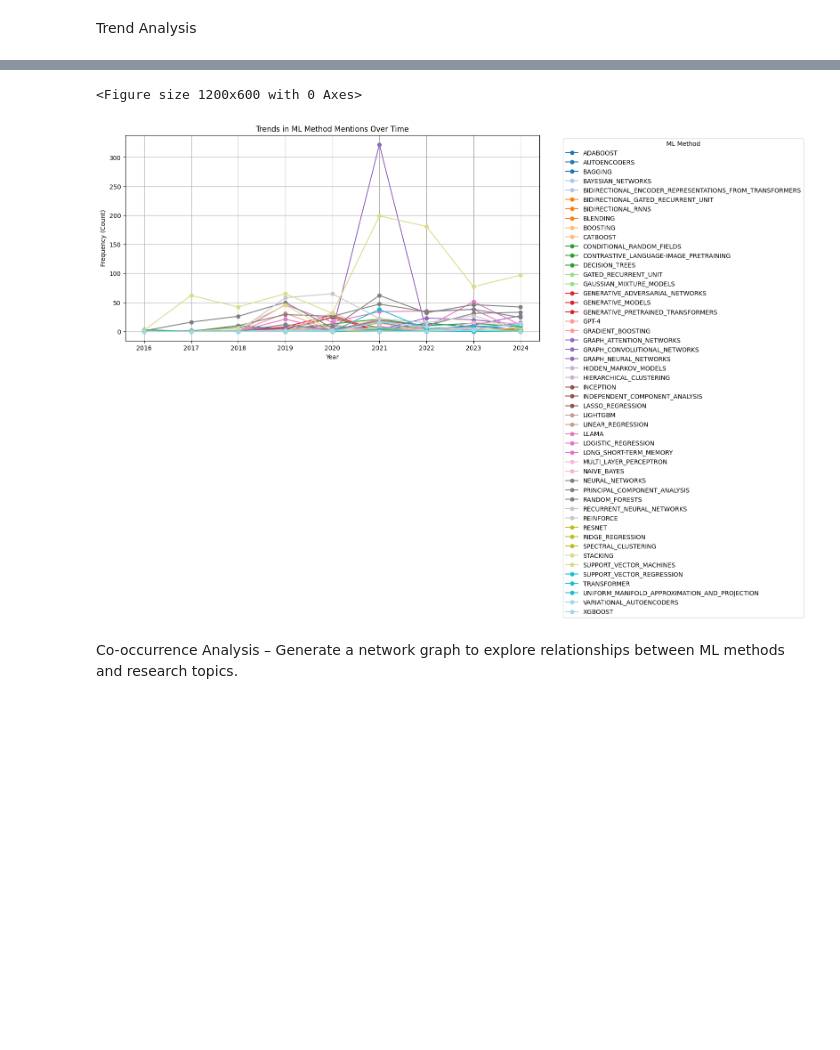
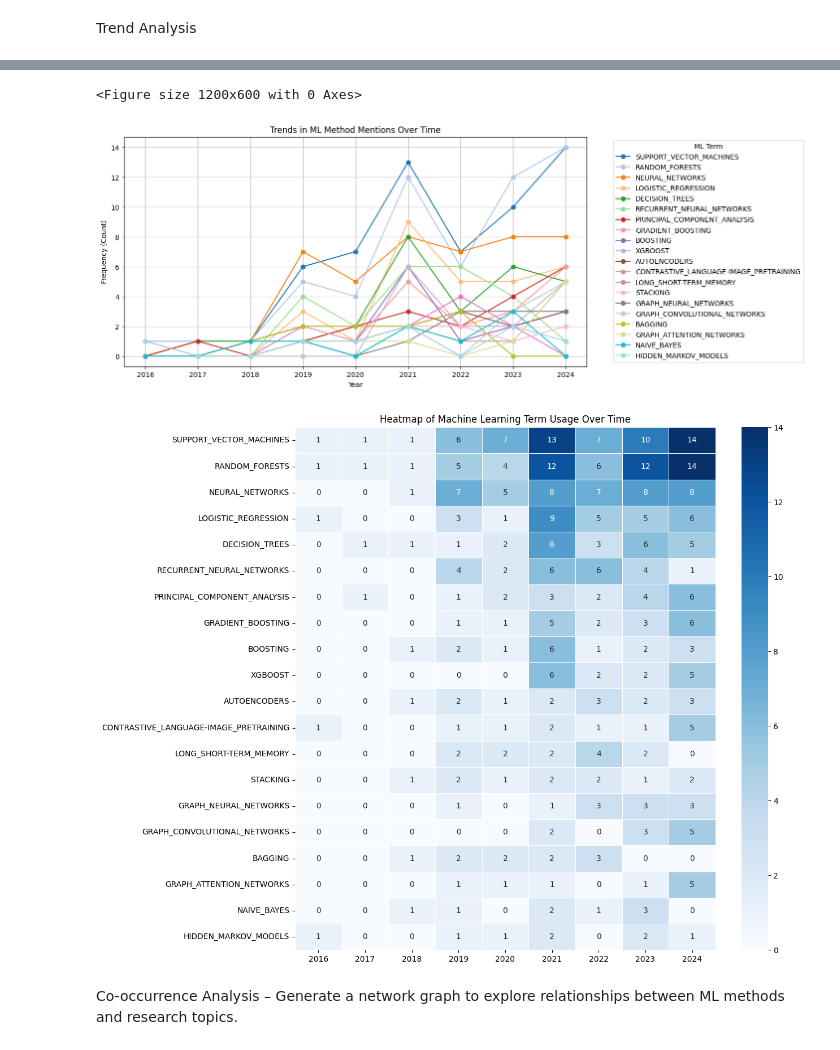
Before and after one commit to seyedrezamirkhani/ml-lncRNA, a Jupyter notebook: src/notebooks/part-03-finding-ML-methods-with-rules/11-analyse-search-results.ipynb, the cells around one changed output, grey strips where cells are left out. Drawn from its saved outputs; the diff is of its cells as text; code cells hidden in the pictures; blank space fills up the shorter version.

```diff
--- a/src/notebooks/part-03-finding-ML-methods-with-rules/11-analyse-search-results.ipynb
+++ b/src/notebooks/part-03-finding-ML-methods-with-rules/11-analyse-search-results.ipynb
@@ -203,0 +211,3 @@ Trend Analysis
+# %%
+# Aggregate counts per year
+ml_trend_over_time_df = ml_trend_df[['year', 'ml_term']].value_counts().reset_index()
@@ -203,0 +230,4 @@ Trend Analysis
+# %%
+# Pivot for visualization
+#ml_trend_pivot_df = ml_trend_over_time_df.pivot(index="year", columns="ml_term", values="count").fillna(0).reset_index()
+ml_trend_pivot_df = ml_trend_over_time_df.pivot(index="year", columns="ml_term", values="count").fillna(0)
@@ -204,45 +249,46 @@ Trend Analysis
+# %%
+# Calculate total value for each ML term
+column_totals = ml_trend_pivot_df.iloc[:, 1:].sum().sort_values(ascending=False)
+
+# Reorder columns based on the total value
+# ml_trend_pivot_df = ml_trend_pivot_df[['year'] + list(column_totals.index)]
+ml_trend_pivot_df = ml_trend_pivot_df[list(column_totals.index)]
+# %%
+ml_trend_pivot_20_df = ml_trend_pivot_df[ml_trend_pivot_df.columns[:20]]
 # %%
-# Merge ML results with publication years
-ml_trend_df = ml_results_df.merge(meta_df, on="title")
-
-# Count the number of papers using each machine learning term
-ml_term_counts = ml_results_df['ml_term'].value_counts()
-
-# Aggregate counts per year
-ml_trend_over_time = ml_trend_df.groupby(["year", "ml_term"])["cnt"].sum().reset_index()
-
-# Pivot for visualization
-ml_trend_pivot = ml_trend_over_time.pivot(index="year", columns="ml_term", values="cnt").fillna(0)
-
 # Define colormap using the correct method
-num_methods = len(ml_trend_pivot.columns)
+num_methods = len(ml_trend_pivot_20_df.columns)
 colormap = plt.get_cmap("tab20")  # Corrected method to get the colormap
 colors = [colormap(i / num_methods) for i in range(num_methods)]  # Generate distinct colors
 
 # Plot time-series trends
 plt.figure(figsize=(12, 6))
-ml_trend_pivot.plot(kind="line", figsize=(12, 6), marker="o", color=colors)
+ml_trend_pivot_20_df.plot(kind="line", figsize=(12, 6), marker="o", color=colors)
 plt.title("Trends in ML Method Mentions Over Time")
 plt.xlabel("Year")
 plt.ylabel("Frequency (Count)")
-plt.legend(title="ML Method", bbox_to_anchor=(1.05, 1), loc='upper left')
+plt.legend(title="ML Term", bbox_to_anchor=(1.05, 1), loc='upper left')
 plt.grid(True)
 plt.show()
 # %% [output]
 <Figure size 1200x600 with 0 Axes>
-[figure, old version]
+[figure, new version]
 # %%
 import seaborn as sns
 
-# Create a heatmap for the selected ML methods
+# Create a heatmap for the selected ML terms
 plt.figure(figsize=(12, 12))
-sns.heatmap(ml_trend_pivot.T, cmap="Blues", annot=True, fmt=".0f", linewidths=0.5)
+sns.heatmap(ml_trend_pivot_20_df.T, cmap="Blues", annot=True, fmt=".0f", linewidths=0.5)
 #sns.heatmap(ml_trend_pivot.T, cmap="coolwarm", annot=True, fmt=".0f", linewidths=0.5)
 
-plt.xlabel("Year")
-plt.ylabel("Machine Learning Methods")
-plt.title("Heatmap of Machine Learning Methods Usage Over Time")
+#plt.xlabel("Year")
+plt.xlabel("")
+#plt.ylabel("Machine Learning Term")
+plt.ylabel("")
+plt.title("Heatmap of Machine Learning Term Usage Over Time")
 plt.show()
+# %% [output]
+[figure, added]
 # %% [markdown]
 Co-occurrence Analysis – Generate a network graph to explore relationships between ML methods and research topics.
 # %%
```
Also changed, not shown: parts of 24 cells of this notebook.
